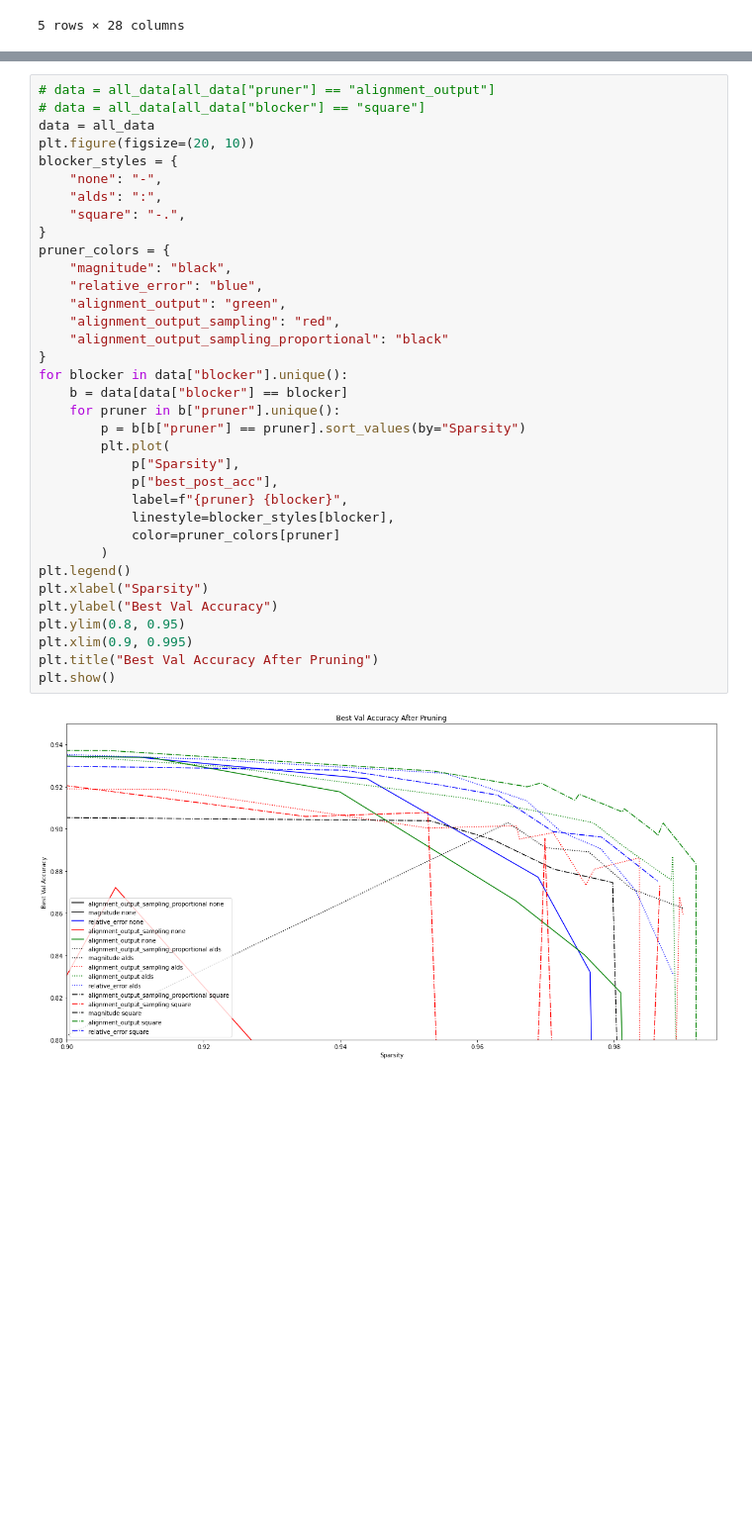
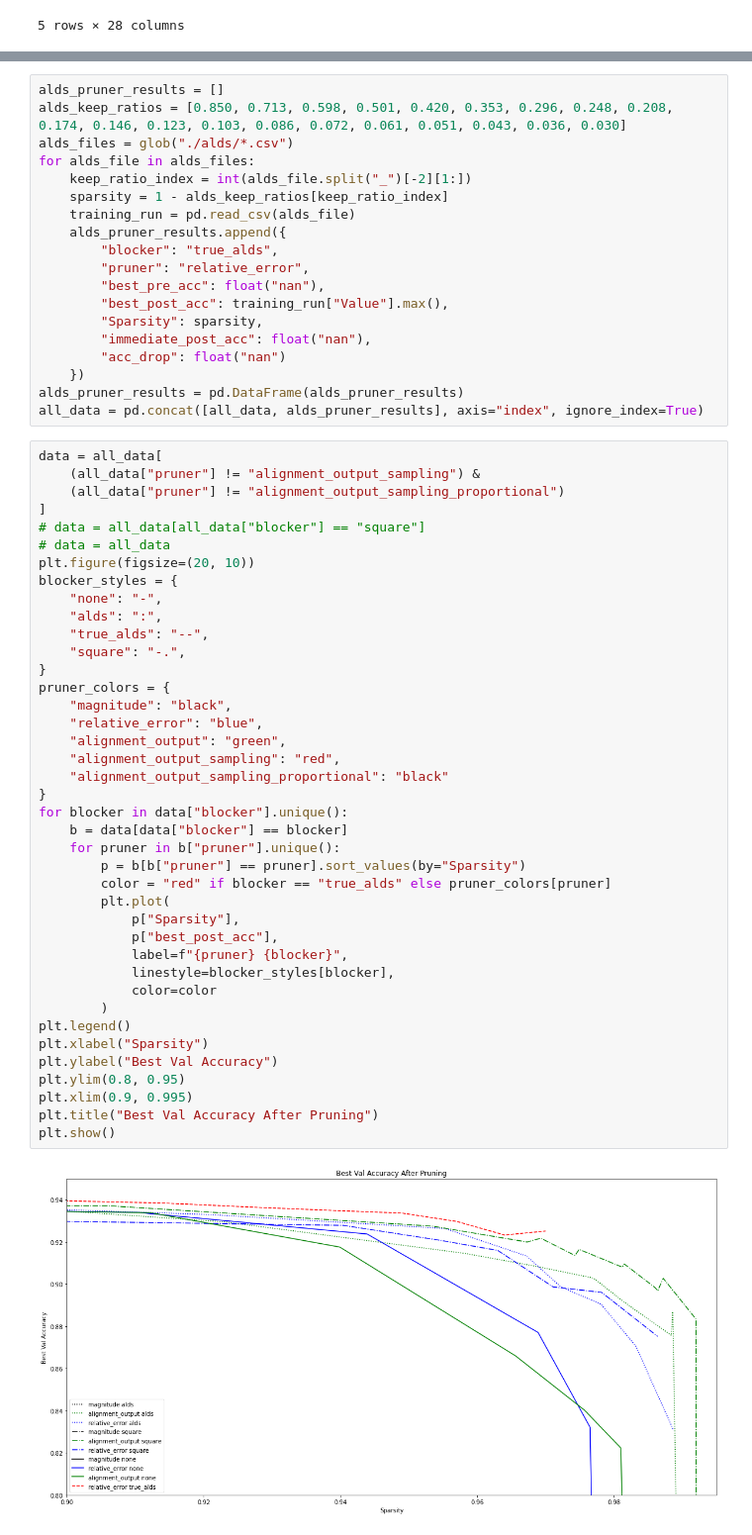
Before and after one commit to yliu1021/torch_subspace, a Jupyter notebook: analysis/vgg16_cifar10.ipynb, the cells around one changed output, grey strips where cells are left out. Shown: that part at 99% size. Cells and saved outputs as stored; diff of their text form; blank space fills up the shorter version.

Commit message:
added alds results

```diff
--- a/analysis/vgg16_cifar10.ipynb
+++ b/analysis/vgg16_cifar10.ipynb
@@ -42,37 +27,61 @@ all_data[all_data["Sparsity"] > 0.95].sort_values(by="immediate_post_acc", ascen
+# %%
+alds_pruner_results = []
+alds_keep_ratios = [0.850, 0.713, 0.598, 0.501, 0.420, 0.353, 0.296, 0.248, 0.208, 0.174, 0.146, 0.123, 0.103, 0.086, 0.072, 0.061, 0.051, 0.043, 0.036, 0.030]
+alds_files = glob("./alds/*.csv")
+for alds_file in alds_files:
+    keep_ratio_index = int(alds_file.split("_")[-2][1:])
+    sparsity = 1 - alds_keep_ratios[keep_ratio_index]
+    training_run = pd.read_csv(alds_file)
+    alds_pruner_results.append({
+        "blocker": "true_alds",
+        "pruner": "relative_error",
+        "best_pre_acc": float("nan"),
+        "best_post_acc": training_run["Value"].max(),
+        "Sparsity": sparsity,
+        "immediate_post_acc": float("nan"),
+        "acc_drop": float("nan")
+    })
+alds_pruner_results = pd.DataFrame(alds_pruner_results)
+all_data = pd.concat([all_data, alds_pruner_results], axis="index", ignore_index=True)
 # %%
-# data = all_data[all_data["pruner"] == "alignment_output"]
+data = all_data[
+    (all_data["pruner"] != "alignment_output_sampling") &
+    (all_data["pruner"] != "alignment_output_sampling_proportional")
+]
 # data = all_data[all_data["blocker"] == "square"]
-data = all_data
+# data = all_data
 plt.figure(figsize=(20, 10))
 blocker_styles = {
     "none": "-",
     "alds": ":",
+    "true_alds": "--",
     "square": "-.",
 }
 pruner_colors = {
     "magnitude": "black",
     "relative_error": "blue",
     "alignment_output": "green",
     "alignment_output_sampling": "red",
     "alignment_output_sampling_proportional": "black"
 }
 for blocker in data["blocker"].unique():
     b = data[data["blocker"] == blocker]
     for pruner in b["pruner"].unique():
         p = b[b["pruner"] == pruner].sort_values(by="Sparsity")
+        color = "red" if blocker == "true_alds" else pruner_colors[pruner]
         plt.plot(
             p["Sparsity"],
             p["best_post_acc"],
             label=f"{pruner} {blocker}",
             linestyle=blocker_styles[blocker],
-            color=pruner_colors[pruner]
+            color=color
         )
 plt.legend()
 plt.xlabel("Sparsity")
 plt.ylabel("Best Val Accuracy")
 plt.ylim(0.8, 0.95)
 plt.xlim(0.9, 0.995)
 plt.title("Best Val Accuracy After Pruning")
 plt.show()
 # %% [output]
-[figure, old version]
+[figure, new version]
```
Also changed, not shown: parts of 2 cells of this notebook, 20 other files.
